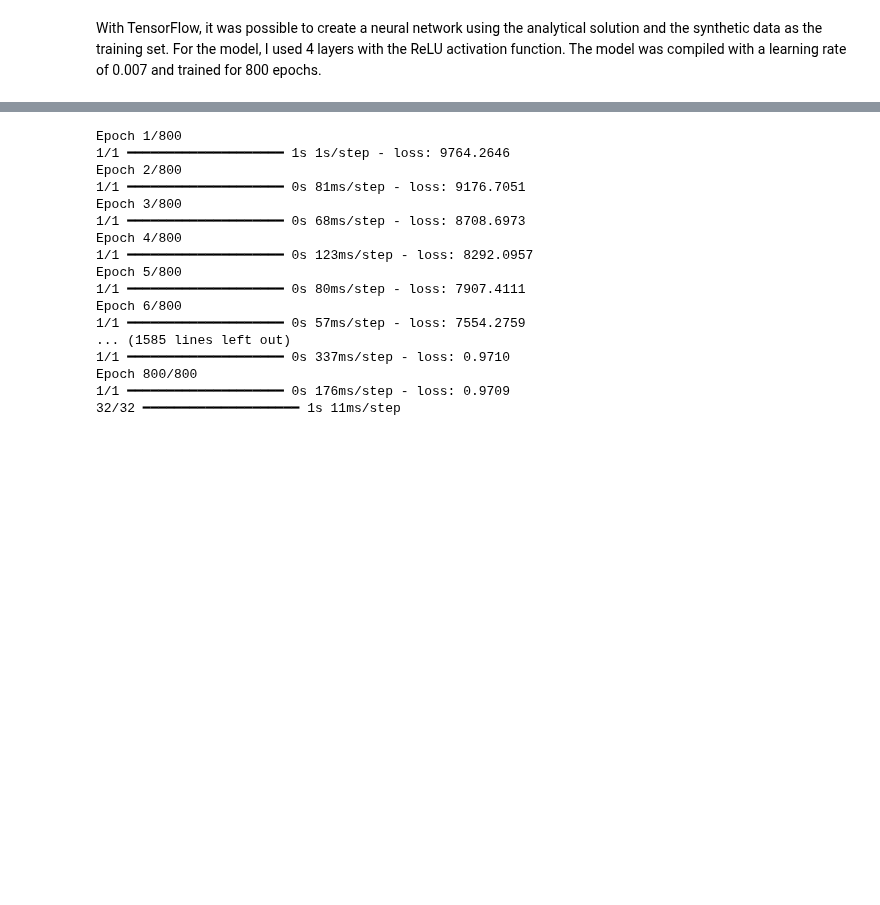
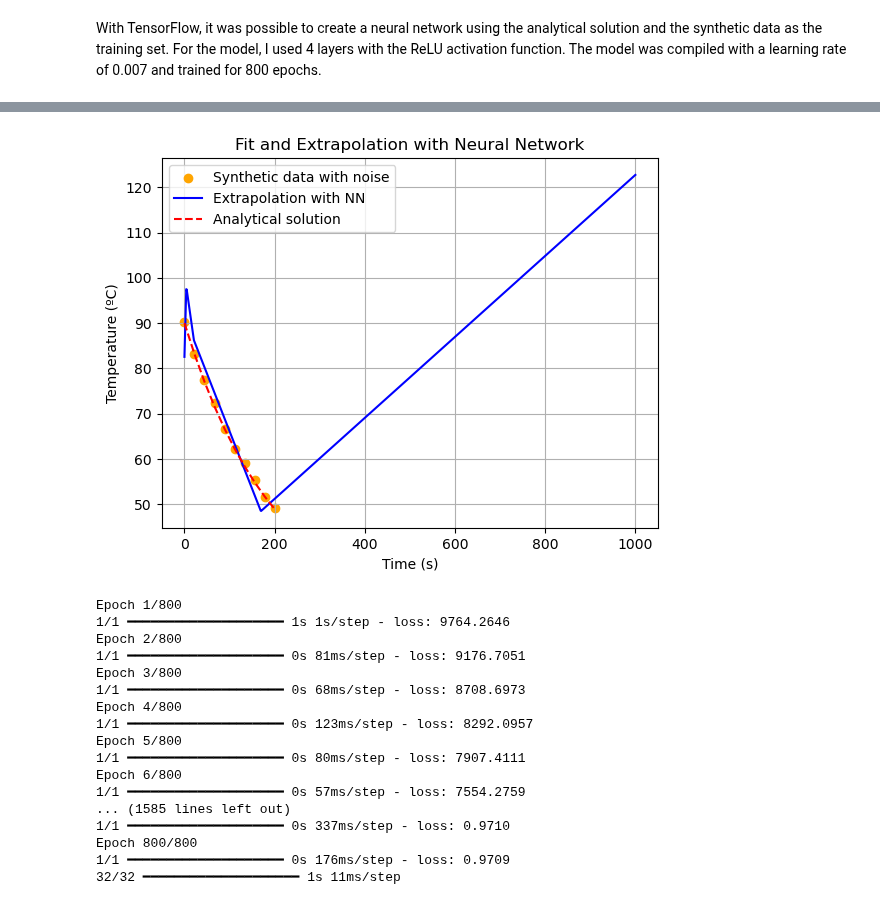
Before and after one commit to brunamendesfis/Computational_Physics, a Jupyter notebook: Redes_Neurais/Atividade_04/Exercício_01.ipynb, the cells around one changed output, grey strips where cells are left out. Cells and saved outputs as stored; diff of their text form; code cells hidden in the pictures; blank space fills up the shorter version.

```diff
--- a/Redes_Neurais/Atividade_04/Exercício_01.ipynb
+++ b/Redes_Neurais/Atividade_04/Exercício_01.ipynb
@@ -138,3 +138,28 @@ plt.show()
 [figure]
 # %% [markdown]
 With TensorFlow, it was possible to create a neural network using the analytical solution and the synthetic data as the training set. For the model, I used 4 layers with the ReLU activation function. The model was compiled with a learning rate of 0.007 and trained for 800 epochs.
+# %%
+import tensorflow as tf
+from tensorflow.keras import layers, models
+
+# Converting the data to tensors
+X_train = tf.convert_to_tensor(solution.t.reshape(-1, 1), dtype=tf.float32)
+y_train = tf.convert_to_tensor(synthetic_data.reshape(-1, 1), dtype=tf.float32)
+
+# Defining the neural network architecture
+model = models.Sequential([
+    layers.Input(shape=(1,)),
+    layers.Dense(10, activation='relu'),
+    layers.Dense(10, activation='relu'),
+    layers.Dense(1)
+])
+
+# Compiling the model
+model.compile(optimizer=tf.keras.optimizers.Adam(learning_rate=0.007), loss='mse')
+
+# Training the neural network
+model.fit(X_train, y_train, epochs=800, verbose=True)
+
+# Extrapolating the neural network
+X_test = np.linspace(0, 1000, 1000).reshape(-1, 1)
+y_pred = model.predict(X_test)
@@ -141,3 +184,16 @@ With TensorFlow, it was possible to create a neural network using the analytical
+# %%
+plt.scatter(solution.t, synthetic_data, label="Synthetic data with noise", color='orange')
+plt.plot(X_test, y_pred, label="Extrapolation with NN", color='blue')
+plt.plot(solution.t, T_analyt, '--', label="Analytical solution", color='red')
+
+plt.xlabel("Time (s)")
+plt.ylabel("Temperature (ºC)")
+plt.legend()
+plt.title("Fit and Extrapolation with Neural Network")
+plt.grid(True)
+plt.show()
+# %% [output]
+[figure, added]
 # %%
 import tensorflow as tf
 from tensorflow.keras import layers, models
```
Also changed, not shown: parts of 4 cells of this notebook.
